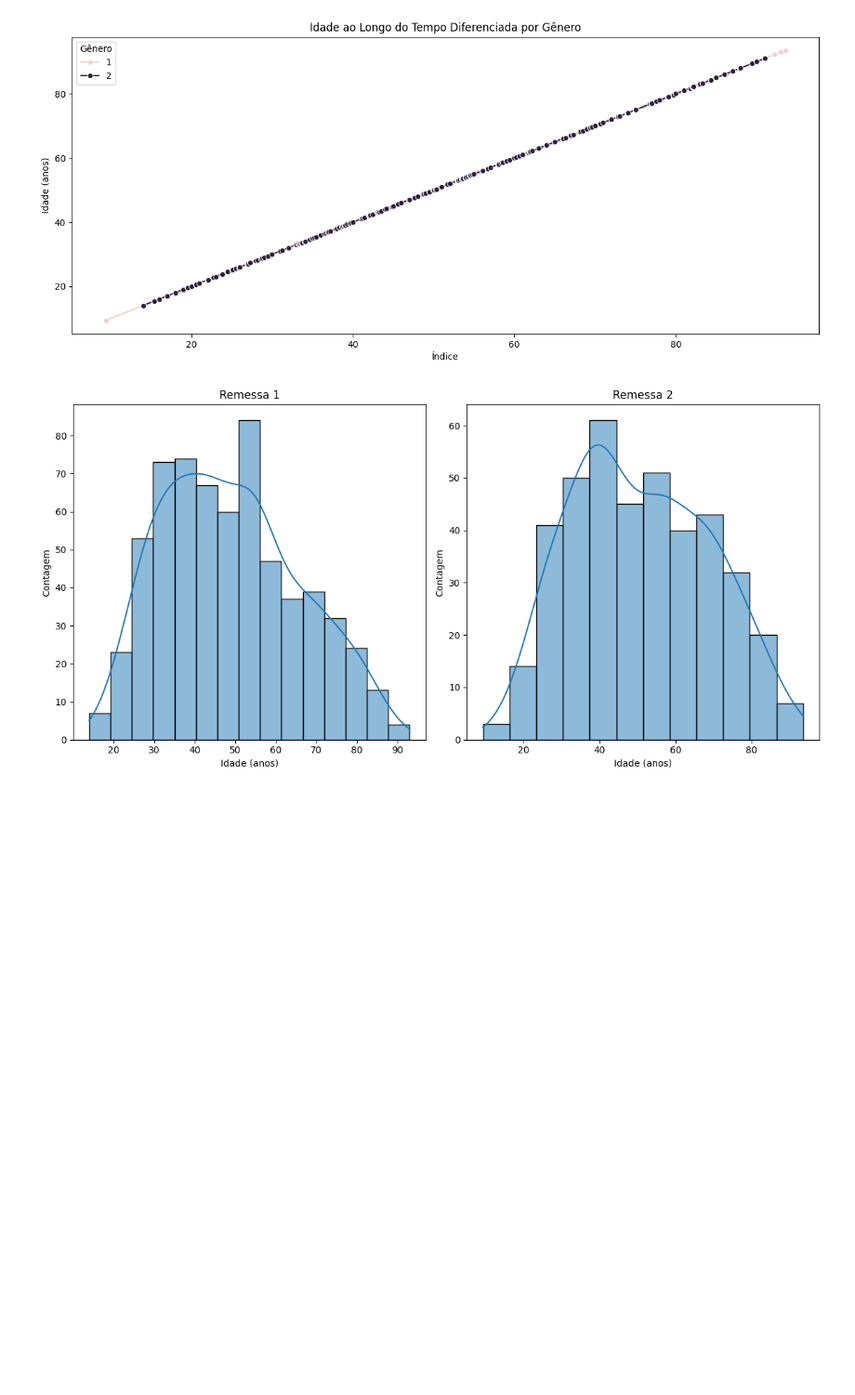
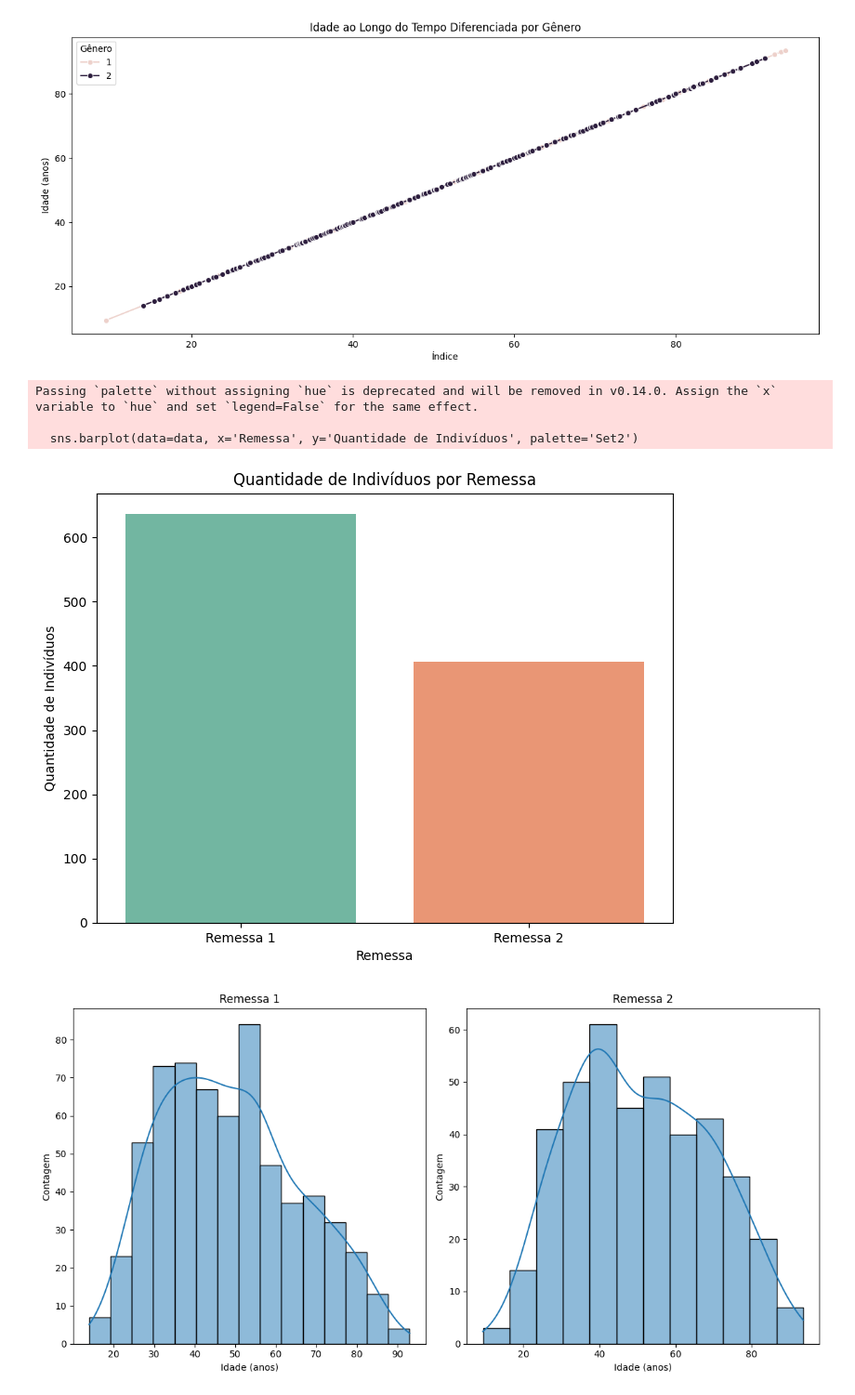
Before and after one commit to lcsfaria/Visualizacao_de_dados, a Jupyter notebook: Visu.ipynb, the cells around one changed output. Shown at 93% size. Drawn from its saved outputs; the diff is of its cells as text; code cells hidden in the pictures; blank space fills up the shorter version.

```diff
--- a/Visu.ipynb
+++ b/Visu.ipynb
@@ -122,10 +145,9 @@ Dropdown(description='Coluna:', options=('Codigo_classes_de_coleta', 'Classifica
 # %%
-
-file_path = '/home/lucasf/Desktop/Visualizacaodedados/Casoxcontrole_onda-GWAS_Fenotipos_e_covariaveis_revisado_CONGELADO.xlsx'
+file_path = '/home/lucasf/Desktop/Visualizacaodedados/Casoxcontrole_onda-GWAS_Fenotipos_e_covariaveis_revisado_Ricardo_CONGELADO.xlsx'
 sheet_name = 'Respostas_ao_formulario_CONGELA'
 df = load_data(file_path, sheet_name)
 #df=df.sort_values(by='IDADE_anos') #falar que isso nao deu diferença q por padrao ele ordena
-
+df.columns
 plt.figure(figsize=(15, 6))
 sns.lineplot(data=df, x=df['IDADE_anos'], y='IDADE_anos', hue='GENERO', marker='o')
 plt.title('Idade ao Longo do Tempo Diferenciada por Gênero')
@@ -150,39 +173,46 @@ fig = px.box(df, x='GENERO', y='IDADE_anos', title='Boxplot de Idade entre Gêne
 fig.show()
 fig.write_html("/home/lucasf/Desktop/Visualizacaodedados/grafico.html")
 # %%
-#separando as remessas
+import plotly.express as px
+import pandas as pd
 
 def load_data(file_path, sheet_name):
     return pd.read_excel(file_path, sheet_name=sheet_name)
 
-file_path = '/home/lucasf/Desktop/Visualizacaodedados/Casoxcontrole_onda-GWAS_Fenotipos_e_covariaveis_revisado_CONGELADO.xlsx'
+file_path = '/home/lucasf/Desktop/Visualizacaodedados/Casoxcontrole_onda-GWAS_Fenotipos_e_covariaveis_revisado_Ricardo_CONGELADO.xlsx'
 sheet_name = 'Respostas_ao_formulario_CONGELA'
 df = load_data(file_path, sheet_name)
 
+
 remessa1=df.loc[df['Onda_1_ate_nov2020_Onda_2_entre_nov_2020_e_dez2021']==1]
 remessa2=df.loc[df['Onda_1_ate_nov2020_Onda_2_entre_nov_2020_e_dez2021']==2]
 # %%
-#quantidade de individuos por remessa
+import pandas as pd
+import seaborn as sns
+import matplotlib.pyplot as plt
 
+# Supondo que você já tenha carregado os dados dos DataFrames remessa1 e remessa2
+
+# Contar o número de indivíduos em cada DataFrame
 quantidade_individual_remessa1 = len(remessa1)
 quantidade_individual_remessa2 = len(remessa2)
 
 # Criar um DataFrame com os dados
 data = pd.DataFrame({
     'Remessa': ['Remessa 1', 'Remessa 2'],
     'Quantidade de Indivíduos': [quantidade_individual_remessa1, quantidade_individual_remessa2]
 })
 
-
-fig = px.bar(data,
-             x='Remessa',
-             y='Quantidade de Indivíduos',
-             title='Quantidade de Indivíduos por Remessa',
-             labels={'Remessa': 'Remessa', 'Quantidade de Indivíduos': 'Quantidade de Indivíduos'},
-             color='Remessa',
-             color_discrete_sequence=px.colors.qualitative.Set2)
-
-fig.write_html("/home/lucasf/Desktop/Visualizacaodedados/Ind_Por_remessa.html")
-
-fig.show()
+# Criar o histograma
+plt.figure(figsize=(8, 6))
+sns.barplot(data=data, x='Remessa', y='Quantidade de Indivíduos', palette='Set2')
+plt.title('Quantidade de Indivíduos por Remessa')
+plt.xlabel('Remessa')
+plt.ylabel('Quantidade de Indivíduos')
+plt.show()
+# %% [output]
+Passing `palette` without assigning `hue` is deprecated and will be removed in v0.14.0. Assign the `x` variable to `hue` and set `legend=False` for the same effect.
+
+  sns.barplot(data=data, x='Remessa', y='Quantidade de Indivíduos', palette='Set2')
+[figure, added]
 # %%
```
Also changed, not shown: parts of 13 cells of this notebook.
